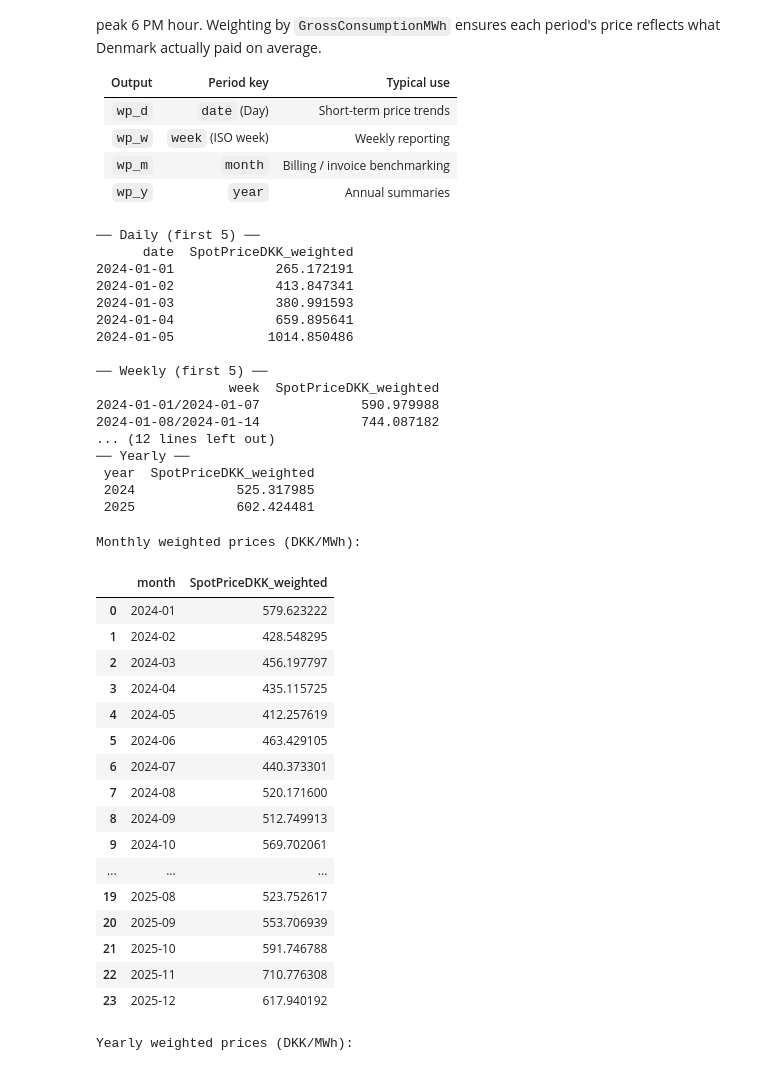
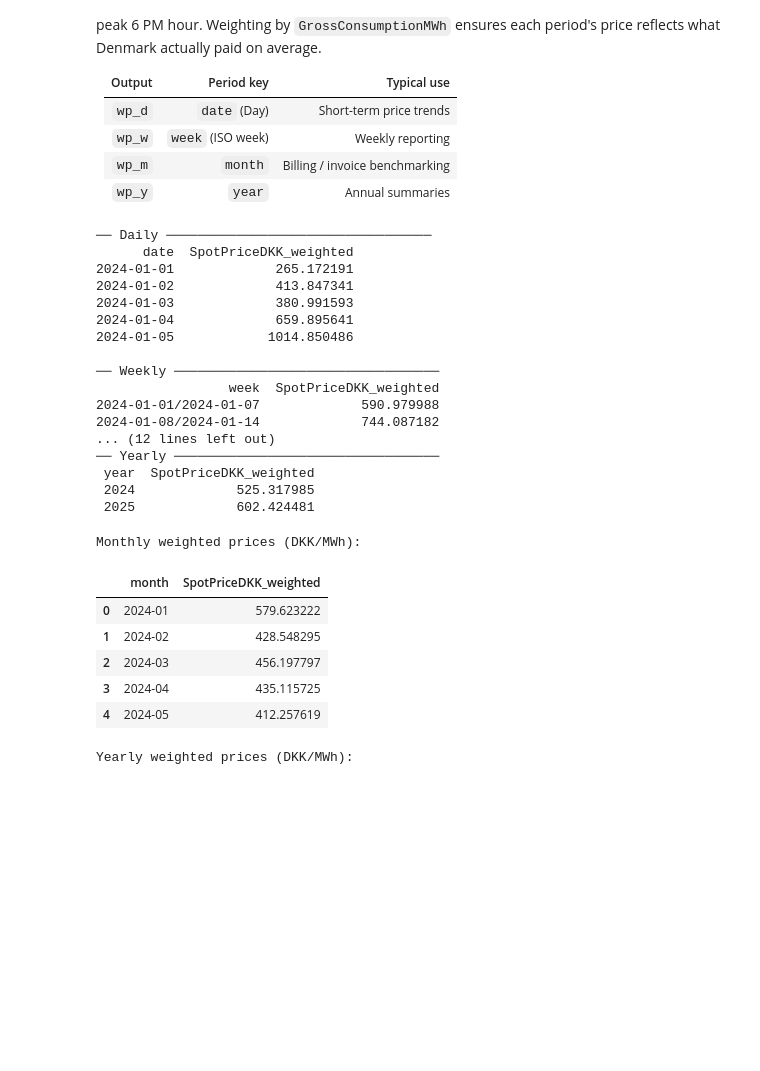
Before and after one commit to cfn368/ET-eds-api, a Jupyter notebook: using_fetcher_p.ipynb, the cells around one changed output. Drawn from its saved outputs; the diff is of its cells as text; code cells hidden in the pictures; blank space fills up the shorter version.

```diff
--- a/using_fetcher_p.ipynb
+++ b/using_fetcher_p.ipynb
@@ -97,16 +99,16 @@ import pandas as pd
 
 # Side-by-side overview of all aggregation levels
 for label, df, col in [
-    ("Daily (first 5)",   wp_d.head(), "date"),
-    ("Weekly (first 5)",  wp_w.head(), "week"),
-    ("Monthly",           wp_m.head(), "month"),
-    ("Yearly",            wp_y.head(), "year"),
+    ("Daily",   wp_d.head(), "date"),
+    ("Weekly",  wp_w.head(), "week"),
+    ("Monthly", wp_m.head(), "month"),
+    ("Yearly",  wp_y.head(), "year"),
 ]:
-    print(f"── {label} ──")
+    print(f"── {label} ──────────────────────────────────")
     print(df.to_string(index=False))
     print()
 # %% [output]
-── Daily (first 5) ──
+── Daily ──────────────────────────────────
       date  SpotPriceDKK_weighted
 2024-01-01             265.172191
 2024-01-02             413.847341
@@ -114,37 +116,26 @@ for label, df, col in [
 2024-01-04             659.895641
 2024-01-05            1014.850486
 
-── Weekly (first 5) ──
+── Weekly ──────────────────────────────────
                  week  SpotPriceDKK_weighted
 2024-01-01/2024-01-07             590.979988
 2024-01-08/2024-01-14             744.087182
 ... (12 lines left out)
-── Yearly ──
+── Yearly ──────────────────────────────────
  year  SpotPriceDKK_weighted
  2024             525.317985
  2025             602.424481
 # %%
 print("Monthly weighted prices (DKK/MWh):")
-wp_m
+wp_m.head()
 # %% [output]
 Monthly weighted prices (DKK/MWh):
 |  | month | SpotPriceDKK_weighted |
 | 0 | 2024-01 | 579.623222 |
 | 1 | 2024-02 | 428.548295 |
 | 2 | 2024-03 | 456.197797 |
 | 3 | 2024-04 | 435.115725 |
 | 4 | 2024-05 | 412.257619 |
-| 5 | 2024-06 | 463.429105 |
-| 6 | 2024-07 | 440.373301 |
-| 7 | 2024-08 | 520.171600 |
-| 8 | 2024-09 | 512.749913 |
-| 9 | 2024-10 | 569.702061 |
-| ... | ... | ... |
-| 19 | 2025-08 | 523.752617 |
-| 20 | 2025-09 | 553.706939 |
-| 21 | 2025-10 | 591.746788 |
-| 22 | 2025-11 | 710.776308 |
-| 23 | 2025-12 | 617.940192 |
 # %%
 print("Yearly weighted prices (DKK/MWh):")
 wp_y
```
Also changed, not shown: parts of 1 cell of this notebook, 3 other files.
